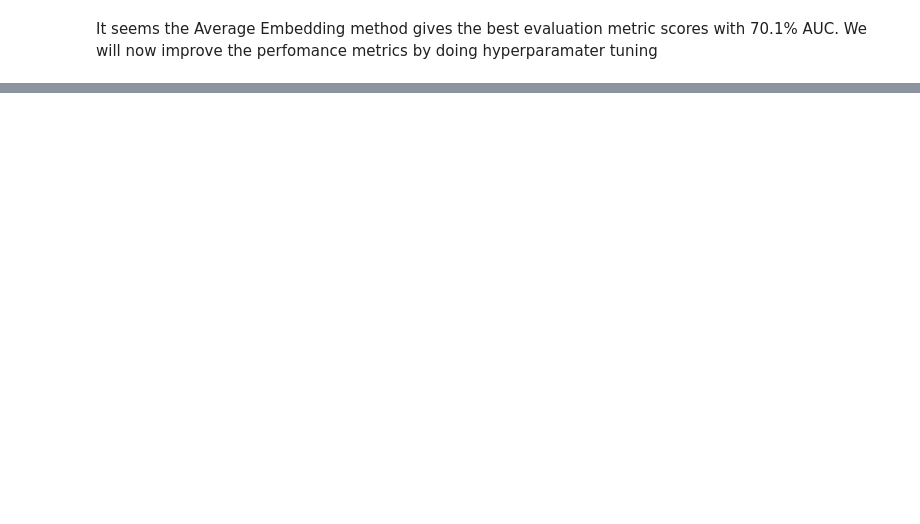
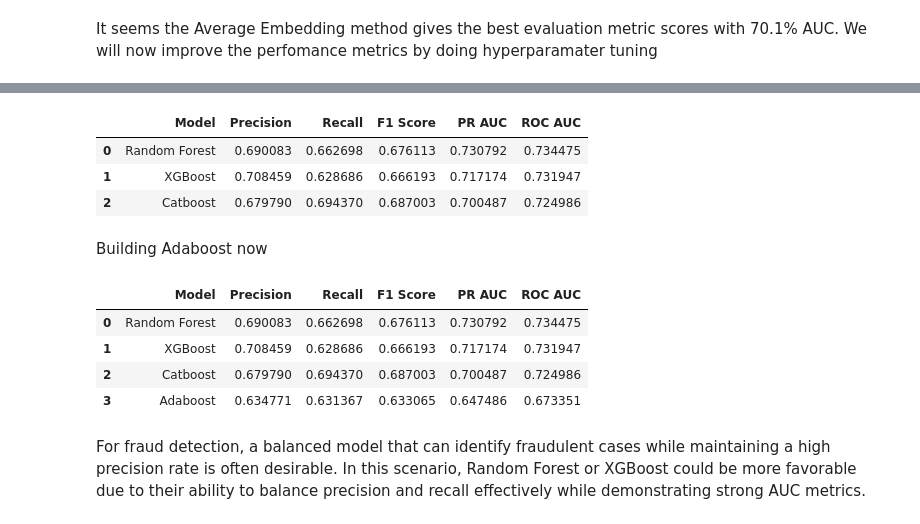
Before and after one commit to saxyrinchen/bt4012_project, a Jupyter notebook: graph_feature_engineering.ipynb, the cells around one changed output, grey strips where cells are left out. Drawn from its saved outputs; the diff is of its cells as text; code cells hidden in the pictures; blank space fills up the shorter version.

```diff
--- a/graph_feature_engineering.ipynb
+++ b/graph_feature_engineering.ipynb
@@ -637,0 +599,3 @@ F1 Score: 0.12852311161217586
+# %%
+final_results = pd.concat([final_results, pd.DataFrame([new_row2])], ignore_index=True)
+final_results
@@ -637,0 +640,52 @@ F1 Score: 0.12852311161217586
+# %%
+# Calculate metrics
+precision_cb = precision_score(val_labels_np, y_pred_prob > 0.5)
+recall_cb = recall_score(val_labels_np, y_pred_prob > 0.5)
+f1_cb = f1_score(val_labels_np, y_pred_prob > 0.5)
+pr_auc_cb = average_precision_score(val_labels_np, y_pred_prob)
+roc_auc_cb = roc_auc_score(val_labels_np, y_pred_prob)
+model_name = 'Catboost'
+new_row3 = {'Model': model_name, 'Precision': precision_cb, 'Recall': recall_cb, 'F1 Score': f1_cb, 'PR AUC': pr_auc_cb, 'ROC AUC': roc_auc_cb}
+
+final_results = pd.concat([final_results, pd.DataFrame([new_row3])], ignore_index=True)
+final_results
+# %% [output]
+|  | Model | Precision | Recall | F1 Score | PR AUC | ROC AUC |
+| 0 | Random Forest | 0.690083 | 0.662698 | 0.676113 | 0.730792 | 0.734475 |
+| 1 | XGBoost | 0.708459 | 0.628686 | 0.666193 | 0.717174 | 0.731947 |
+| 2 | Catboost | 0.679790 | 0.694370 | 0.687003 | 0.700487 | 0.724986 |
+# %% [markdown]
+Building Adaboost now
+# %%
+from sklearn.ensemble import AdaBoostClassifier
+from sklearn.metrics import precision_score, recall_score, f1_score, average_precision_score, roc_auc_score
+
+# Assuming you have train_embeddings_np, val_embeddings_np, train_labels_np, val_labels_np
+
+# Initialize the AdaBoost classifier with a base estimator (e.g., DecisionTreeClassifier)
+ada_classifier = AdaBoostClassifier(n_estimators=50, random_state=42)
+
+# Fit the model on the training data
+ada_classifier.fit(train_embeddings_np, train_labels_np)
+
+# Predict probabilities on validation data
+y_pred_prob = ada_classifier.predict_proba(val_embeddings_np)[:, 1]
+# %%
+precision_ab = precision_score(val_labels_np, y_pred_prob > 0.5)
+recall_ab = recall_score(val_labels_np, y_pred_prob > 0.5)
+f1_ab = f1_score(val_labels_np, y_pred_prob > 0.5)
+pr_auc_ab = average_precision_score(val_labels_np, y_pred_prob)
+roc_auc_ab = roc_auc_score(val_labels_np, y_pred_prob)
+model_name = 'Adaboost'
+new_row4 = {'Model': model_name, 'Precision': precision_ab, 'Recall': recall_ab, 'F1 Score': f1_ab, 'PR AUC': pr_auc_ab, 'ROC AUC': roc_auc_ab}
+
+final_results = pd.concat([final_results, pd.DataFrame([new_row4])], ignore_index=True)
+final_results
+# %% [output]
+|  | Model | Precision | Recall | F1 Score | PR AUC | ROC AUC |
+| 0 | Random Forest | 0.690083 | 0.662698 | 0.676113 | 0.730792 | 0.734475 |
+| 1 | XGBoost | 0.708459 | 0.628686 | 0.666193 | 0.717174 | 0.731947 |
+| 2 | Catboost | 0.679790 | 0.694370 | 0.687003 | 0.700487 | 0.724986 |
+| 3 | Adaboost | 0.634771 | 0.631367 | 0.633065 | 0.647486 | 0.673351 |
+# %% [markdown]
+For fraud detection, a balanced model that can identify fraudulent cases while maintaining a high precision rate is often desirable. In this scenario, Random Forest or XGBoost could be more favorable due to their ability to balance precision and recall effectively while demonstrating strong AUC metrics.
```
Also changed, not shown: parts of 24 cells of this notebook.
